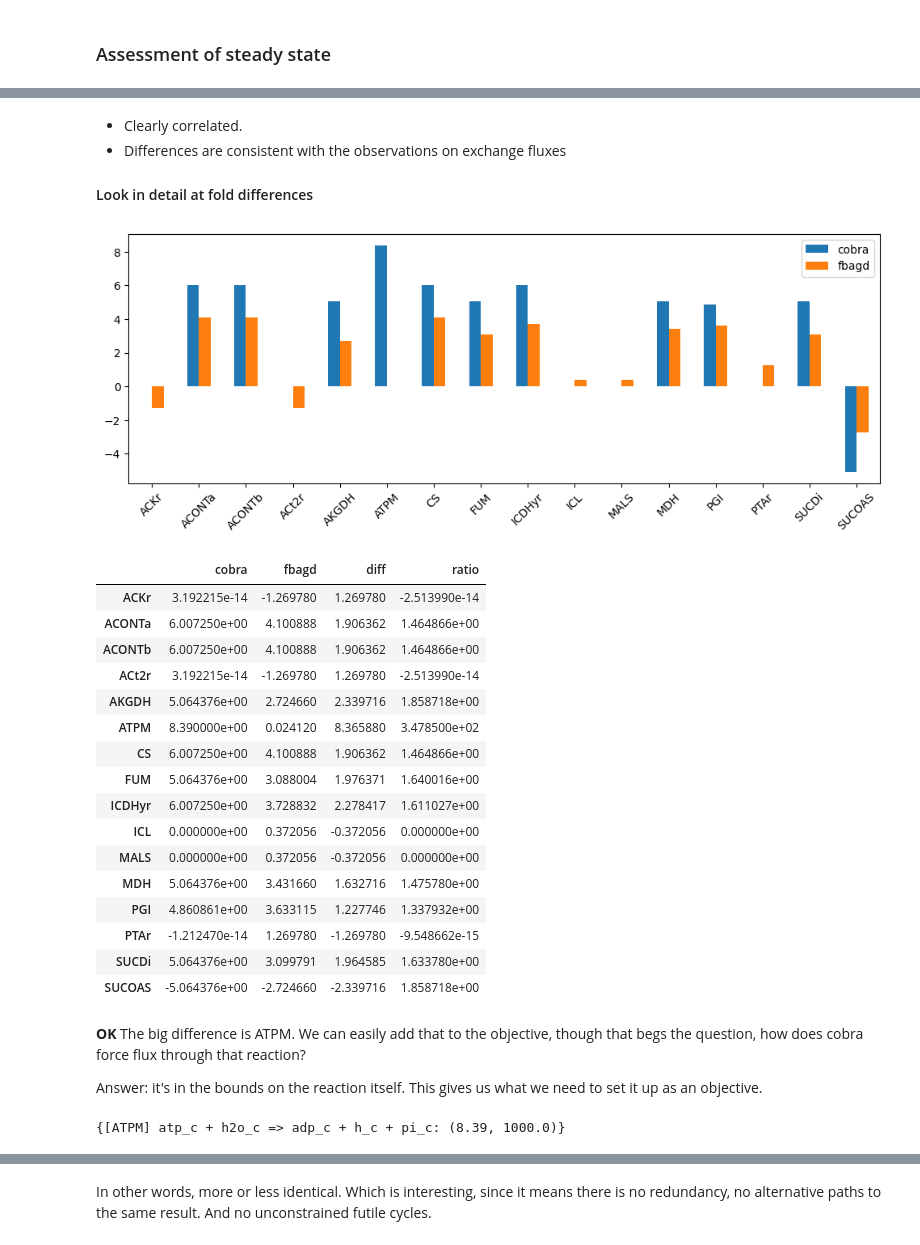
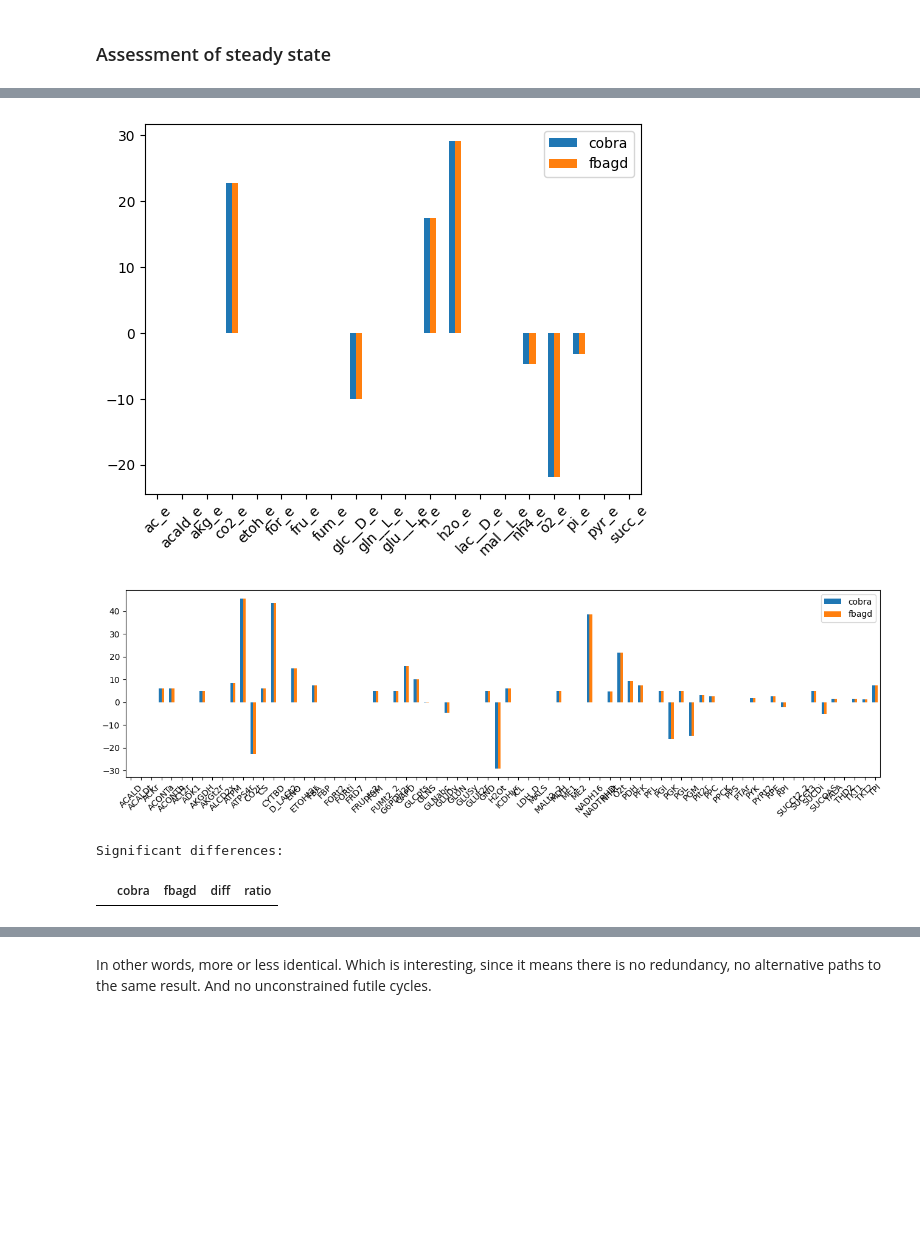
Before and after one commit to fdrusso/mosmo, a Jupyter notebook: notebooks/FBA-GD vs LP.ipynb, the cells around one changed output, grey strips where cells are left out. Drawn from its saved outputs; the diff is of its cells as text; code cells hidden in the pictures; blank space fills up the shorter version.

```diff
--- a/notebooks/FBA-GD vs LP.ipynb
+++ b/notebooks/FBA-GD vs LP.ipynb
@@ -25,7 +28,7 @@ No GPU/TPU found, falling back to CPU. (Set TF_CPP_MIN_LOG_LEVEL=0 and rerun for
 # %%
 %%time
 # iml1515 = json.loads(urlopen("http://bigg.ucsd.edu/static/models/iML1515.json").read())
-model = cobra.io.load_model("textbook")
-solution = model.optimize()
-model.summary()
+cobra_model = cobra.io.load_model("textbook")
+cobra_solution = cobra_model.optimize()
+cobra_model.summary()
 # %% [output]
@@ -107,9 +51,0 @@ print(f"{len(intermediates)} intermediates, {len(bounds)} boundaries with constr
-# %%
-constraints = {}
-for mol, (lb, ub) in bounds.items():
-    lb = None if lb == -1000 else lb
-    ub = None if ub == 1000 else ub
-    if lb is not None or ub is not None:
-        constraints[mol] = (lb, ub)
-print(len(bounds), len(constraints))
-exchange_constraint = fba_gd.ProductionObjective(network, constraints)
@@ -128,12 +150,11 @@ Since we're using specific targets that are known to be achievable we should be
 %%time
 problem = fba_gd.FbaGd(
     network, intermediates, {
-        # "steady-state": ss_constraint,  # Forgot the ss constraint is automatic.
-        "constraints": exchange_constraint,
+        "boundaries": bounds_objective,
+        "fluxes": flux_objective,
         "growth": biomass_objective,
     },
-    w_fitness=1e4,
 )
-gd_soln = problem.solve()
+gd_soln = problem.solve(gtol=1e-15)
 print(gd_soln.fit)
 # %% [output]
@@ -143,15 +164,14 @@ Wall time: 563 ms
 # %% [markdown]
 ## Comparisons
 # %%
-def labels(entries):
-    return [entry.label for entry in entries]
-
-fluxv_cobra = np.array(solution.fluxes[labels(network.reactions)])
+fluxv_cobra = np.array(cobra_solution.fluxes[labels(network.reactions)])
 fluxv_gd = gd_soln.velocities
 
 flux_df = pd.DataFrame({
     rxn.id: {"cobra": flux_cobra, "fbagd": flux_gd}
     for rxn, flux_cobra, flux_gd in zip(network.reactions, fluxv_cobra, fluxv_gd)}).T
+flux_df["diff"] = flux_df["cobra"] - flux_df["fbagd"]
+flux_df["ratio"] = flux_df["cobra"] / flux_df["fbagd"]
 
 dmdtv_cobra = network.s_matrix @ fluxv_cobra
 dmdtv_gd = gd_soln.dmdt
@@ -159,6 +179,8 @@ dmdtv_gd = gd_soln.dmdt
 dmdt_df = pd.DataFrame({
     mol.id: {"cobra": dmdt_cobra, "fbagd": dmdt_gd}
     for mol, dmdt_cobra, dmdt_gd in zip(network.reactants, dmdtv_cobra, dmdtv_gd)}).T
+dmdt_df["diff"] = dmdt_df["cobra"] - dmdt_df["fbagd"]
+dmdt_df["ratio"] = dmdt_df["cobra"] / dmdt_df["fbagd"]
 # %% [markdown]
 ### Assessment of steady state
 # %%
@@ -189,5 +195,0 @@ flux_df.plot.bar(figsize=(16,4),rot=45)
-# %% [markdown]
-- Clearly correlated.
-- Differences are consistent with the observations on exchange fluxes
-
-#### Look in detail at fold differences
@@ -198,40 +196,14 @@ flux_df["ratio"] = flux_df["cobra"] / flux_df["fbagd"]
 # %%
-flux_df.loc[
-    np.logical_and(flux_df["diff"].abs() > 0.2, (flux_df["ratio"] - 1).abs() > 0.3)
-][["cobra", "fbagd"]].plot.bar(figsize=(12, 4), rot=45)
+dmdt_df.loc[labels(bounds.keys())][["cobra", "fbagd"]].plot.bar(rot=45)
+flux_df[["cobra", "fbagd"]].plot.bar(figsize=(16,4),rot=45)
 plt.show()
 
+print("Significant differences:")
 flux_df.loc[
-    np.logical_and(flux_df["diff"].abs() > 0.2, (flux_df["ratio"] - 1).abs() > 0.3)
+    np.logical_and(flux_df["diff"].abs() > 0.01, (flux_df["ratio"] - 1).abs() > 0.01)
 ]
 # %% [output]
-[figure, old version]
+[figure, new version]
+[figure, added]
+Significant differences:
 |  | cobra | fbagd | diff | ratio |
-| ACKr | 3.192215e-14 | -1.269780 | 1.269780 | -2.513990e-14 |
-| ACONTa | 6.007250e+00 | 4.100888 | 1.906362 | 1.464866e+00 |
-| ACONTb | 6.007250e+00 | 4.100888 | 1.906362 | 1.464866e+00 |
-| ACt2r | 3.192215e-14 | -1.269780 | 1.269780 | -2.513990e-14 |
-| AKGDH | 5.064376e+00 | 2.724660 | 2.339716 | 1.858718e+00 |
-| ATPM | 8.390000e+00 | 0.024120 | 8.365880 | 3.478500e+02 |
-| CS | 6.007250e+00 | 4.100888 | 1.906362 | 1.464866e+00 |
-| FUM | 5.064376e+00 | 3.088004 | 1.976371 | 1.640016e+00 |
-| ICDHyr | 6.007250e+00 | 3.728832 | 2.278417 | 1.611027e+00 |
-| ICL | 0.000000e+00 | 0.372056 | -0.372056 | 0.000000e+00 |
-| MALS | 0.000000e+00 | 0.372056 | -0.372056 | 0.000000e+00 |
-| MDH | 5.064376e+00 | 3.431660 | 1.632716 | 1.475780e+00 |
-| PGI | 4.860861e+00 | 3.633115 | 1.227746 | 1.337932e+00 |
-| PTAr | -1.212470e-14 | 1.269780 | -1.269780 | -9.548662e-15 |
-| SUCDi | 5.064376e+00 | 3.099791 | 1.964585 | 1.633780e+00 |
-| SUCOAS | -5.064376e+00 | -2.724660 | -2.339716 | 1.858718e+00 |
-# %% [markdown]
-**OK** The big difference is ATPM. We can easily add that to the objective, though that begs the question, how does cobra force flux through that reaction?
-
-Answer: it's in the bounds on the reaction itself. This gives us what we need to set it up as an objective.
-# %%
-flux_bounds = {}
-for cobra_reaction in model.reactions:
-    if cobra_reaction.lower_bound > 0 or cobra_reaction.upper_bound < 0:
-        flux_bounds[reactions[cobra_reaction.id]] = cobra_reaction.bounds
-print(flux_bounds)
-# %% [output]
-{[ATPM] atp_c + h2o_c => adp_c + h_c + pi_c: (8.39, 1000.0)}
```
Also changed, not shown: parts of 73 cells of this notebook, 2 other files.
